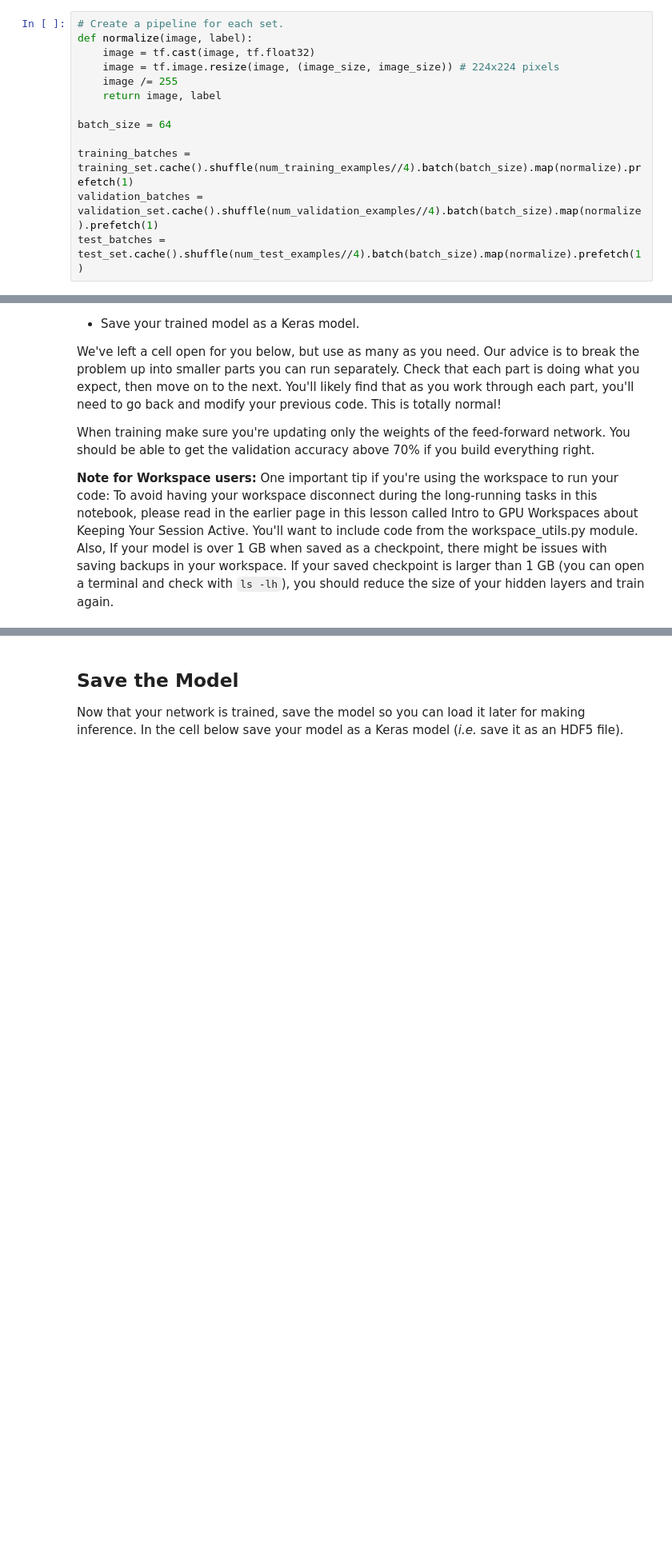
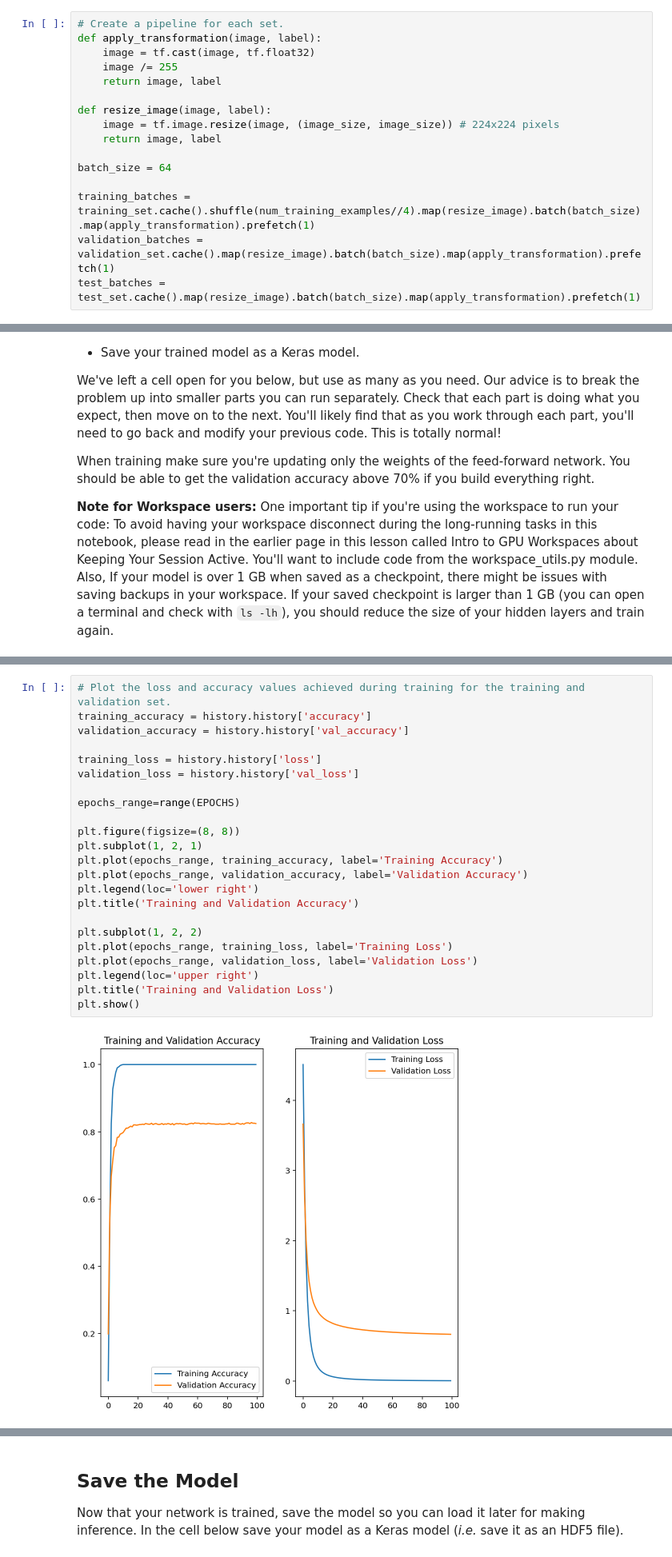
Before and after one commit to 84black84/Image-Classifier, a Jupyter notebook: Project_Image_Classifier_Project.ipynb, the cells around one changed output, grey strips where cells are left out. Shown at 80% size. Cells and saved outputs as stored; diff of their text form; blank space fills up the shorter version.

```diff
--- a/Project_Image_Classifier_Project.ipynb
+++ b/Project_Image_Classifier_Project.ipynb
@@ -148,16 +157,19 @@ if str(label) in class_names:
 # %%
 # Create a pipeline for each set.
-def normalize(image, label):
+def apply_transformation(image, label):
     image = tf.cast(image, tf.float32)
+    image /= 255
+    return image, label
+
+def resize_image(image, label):
     image = tf.image.resize(image, (image_size, image_size)) # 224x224 pixels
-    image /= 255
     return image, label
 
 batch_size = 64
 
-training_batches = training_set.cache().shuffle(num_training_examples//4).batch(batch_size).map(normalize).prefetch(1)
-validation_batches = validation_set.cache().shuffle(num_validation_examples//4).batch(batch_size).map(normalize).prefetch(1)
-test_batches = test_set.cache().shuffle(num_test_examples//4).batch(batch_size).map(normalize).prefetch(1)
+training_batches = training_set.cache().shuffle(num_training_examples//4).map(resize_image).batch(batch_size).map(apply_transformation).prefetch(1)
+validation_batches = validation_set.cache().map(resize_image).batch(batch_size).map(apply_transformation).prefetch(1)
+test_batches = test_set.cache().map(resize_image).batch(batch_size).map(apply_transformation).prefetch(1)
 # %% [markdown]
 # Build and Train the Classifier
 
@@ -185,3 +237,28 @@ When training make sure you're updating only the weights of the feed-forward net
+# %%
+# Plot the loss and accuracy values achieved during training for the training and validation set.
+training_accuracy = history.history['accuracy']
+validation_accuracy = history.history['val_accuracy']
+
+training_loss = history.history['loss']
+validation_loss = history.history['val_loss']
+
+epochs_range=range(EPOCHS)
+
+plt.figure(figsize=(8, 8))
+plt.subplot(1, 2, 1)
+plt.plot(epochs_range, training_accuracy, label='Training Accuracy')
+plt.plot(epochs_range, validation_accuracy, label='Validation Accuracy')
+plt.legend(loc='lower right')
+plt.title('Training and Validation Accuracy')
+
+plt.subplot(1, 2, 2)
+plt.plot(epochs_range, training_loss, label='Training Loss')
+plt.plot(epochs_range, validation_loss, label='Validation Loss')
+plt.legend(loc='upper right')
+plt.title('Training and Validation Loss')
+plt.show()
+# %% [output]
+[figure, added]
 # %% [markdown]
 ## Testing your Network
 
```
Also changed, not shown: parts of 20 cells of this notebook, 4 other files.
